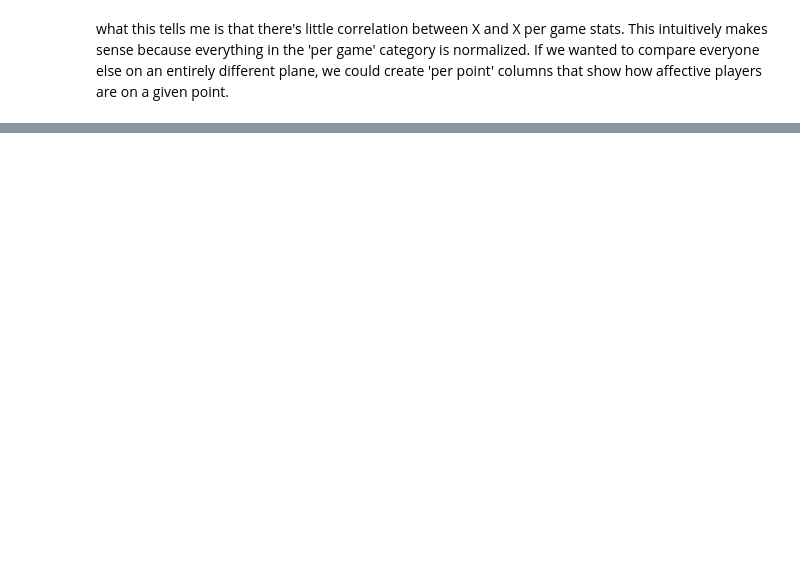
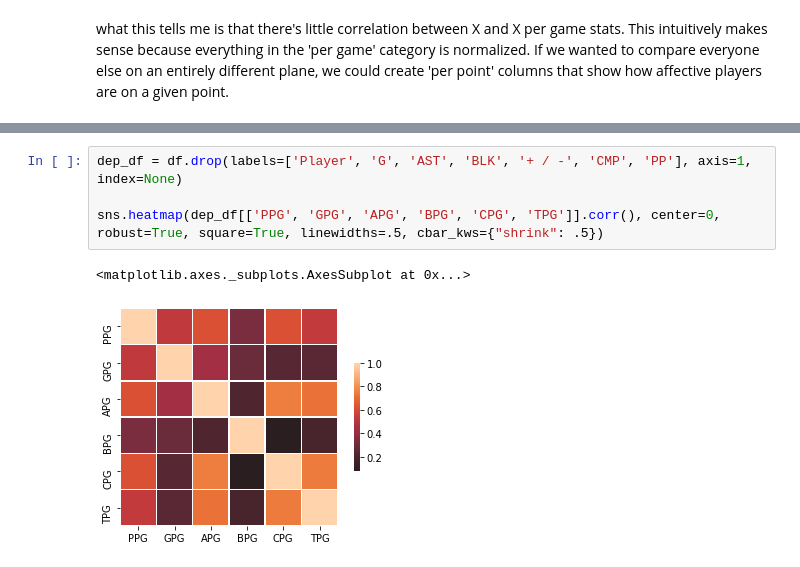
Before and after one commit to g-lorenzo/audl_ds, a Jupyter notebook: all_time_notebook.ipynb, the cells around one changed output, grey strips where cells are left out. Saved outputs shown, nothing was run; the diff lists cells and outputs as text; blank space fills up the shorter version.

```diff
--- a/all_time_notebook.ipynb
+++ b/all_time_notebook.ipynb
@@ -129,0 +153,7 @@ sns.scatterplot(data=df, x='G', y='GPG')
+# %%
+dep_df = df.drop(labels=['Player', 'G', 'AST', 'BLK', '+ / -', 'CMP', 'PP'], axis=1, index=None)
+
+sns.heatmap(dep_df[['PPG', 'GPG', 'APG', 'BPG', 'CPG', 'TPG']].corr(), center=0, robust=True, square=True, linewidths=.5, cbar_kws={"shrink": .5})
+# %% [output]
+<matplotlib.axes._subplots.AxesSubplot at 0x...>
+[figure, added]
```
Also changed, not shown: parts of 30 cells of this notebook, 2 other files.
